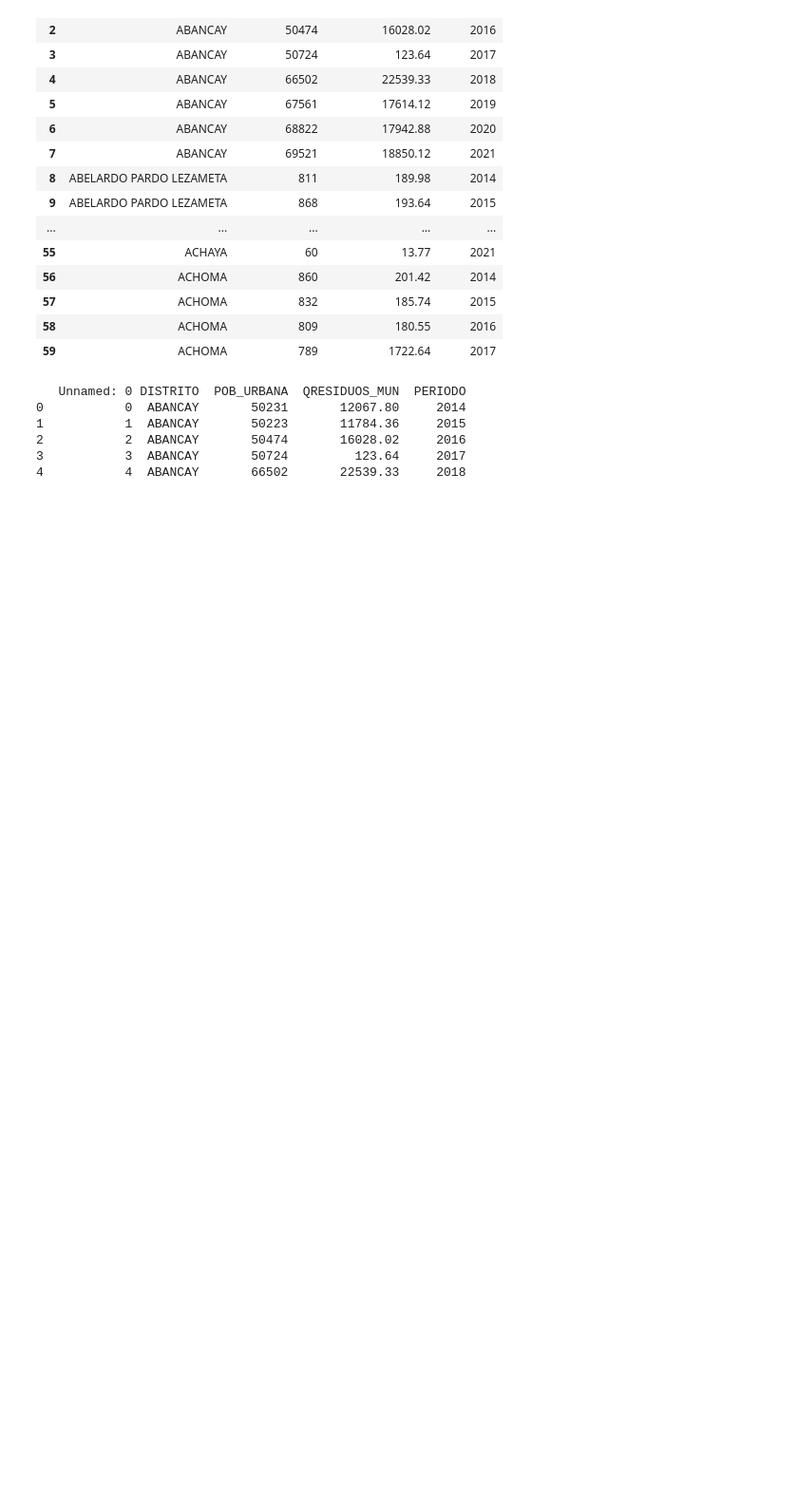
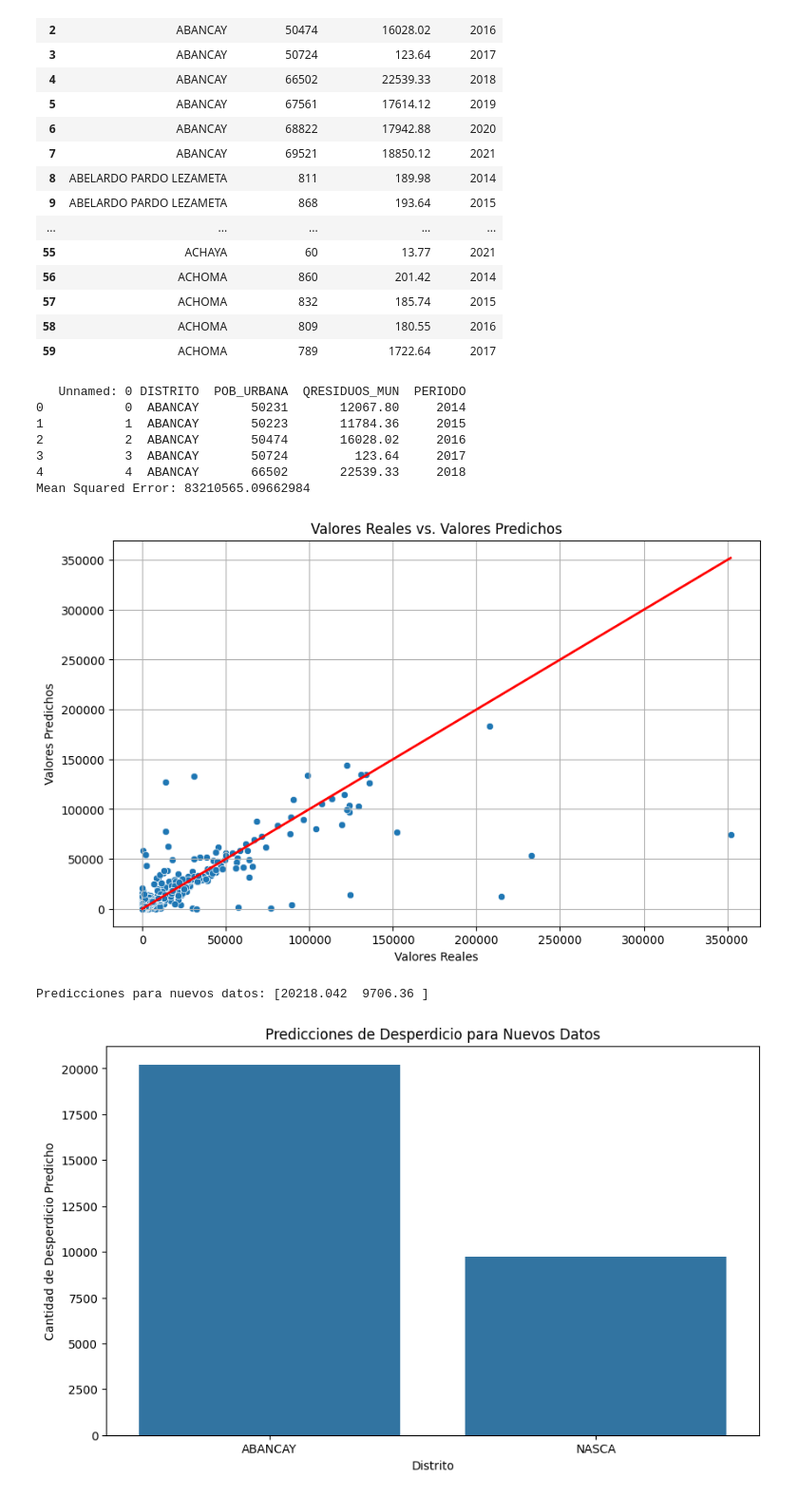
Before and after one commit to AlvaroCastro22/SI-TF, a Jupyter notebook: Untitled2.ipynb, the cells around one changed output. Shown at 95% size. Drawn from its saved outputs; the diff is of its cells as text; code cells hidden in the pictures; blank space fills up the shorter version.

```diff
--- a/Untitled2.ipynb
+++ b/Untitled2.ipynb
@@ -67,31 +67,79 @@ import numpy as np
 import matplotlib.pyplot as plt
 from sklearn.model_selection import train_test_split
 from sklearn.linear_model import LinearRegression
 from sklearn.metrics import mean_squared_error
 from sklearn.model_selection import train_test_split
 from sklearn.preprocessing import StandardScaler, OneHotEncoder
 from sklearn.compose import ColumnTransformer
 from sklearn.pipeline import Pipeline
 from sklearn.neighbors import KNeighborsRegressor
 from sklearn.metrics import mean_squared_error
-
+import seaborn as sns
 # Cargar el archivo CSV
 file_path = '/content/datos_procesados.csv'
 data = pd.read_csv(file_path)
 
 # Mostrar las primeras filas del DataFrame para revisar los datos
 print(data.head())
 
 X = data[['DISTRITO', 'PERIODO', 'POB_URBANA']]
 y = data['QRESIDUOS_MUN']
 X_train, X_test, y_train, y_test = train_test_split(X, y, test_size=0.2, random_state=42)
 
 numeric_features = ['PERIODO', 'POB_URBANA']
 categorical_features = ['DISTRITO']
+
+numeric_transformer = StandardScaler()
+categorical_transformer = OneHotEncoder(handle_unknown='ignore')
+preprocessor = ColumnTransformer(
+    transformers=[
+        ('num', numeric_transformer, numeric_features),
+        ('cat', categorical_transformer, categorical_features)
+    ])
+
+model = Pipeline(steps=[('preprocessor', preprocessor), ('regressor', KNeighborsRegressor())])
+
+model.fit(X_train, y_train)
+
+y_pred = model.predict(X_test)
+
+mse = mean_squared_error(y_test, y_pred)
+print("Mean Squared Error:", mse)
+plt.figure(figsize=(10, 6))
+sns.scatterplot(x=y_test, y=y_pred)
+plt.xlabel('Valores Reales')
+plt.ylabel('Valores Predichos')
+plt.title('Valores Reales vs. Valores Predichos')
+plt.plot([min(y_test), max(y_test)], [min(y_test), max(y_test)], color='red', lw=2)  # Línea de referencia
+plt.grid(True)
+plt.show()
+
+
+data_nueva = pd.DataFrame({
+    'DISTRITO': ['ABANCAY', 'NASCA'],
+    'PERIODO': [2025, 2025],
+    'POB_URBANA': [75000, 35000]
+})
+predicciones = model.predict(data_nueva)
+print(f'Predicciones para nuevos datos: {predicciones}')
+
+
+data_nueva['cantidad_desperdicio_predicho'] = predicciones
+
+plt.figure(figsize=(10, 6))
+sns.barplot(x='DISTRITO', y='cantidad_desperdicio_predicho', data=data_nueva)
+plt.xlabel('Distrito')
+plt.ylabel('Cantidad de Desperdicio Predicho')
+plt.title('Predicciones de Desperdicio para Nuevos Datos')
+plt.show()
 # %% [output]
    Unnamed: 0 DISTRITO  POB_URBANA  QRESIDUOS_MUN  PERIODO
 0           0  ABANCAY       50231       12067.80     2014
 1           1  ABANCAY       50223       11784.36     2015
 2           2  ABANCAY       50474       16028.02     2016
 3           3  ABANCAY       50724         123.64     2017
 4           4  ABANCAY       66502       22539.33     2018
+Mean Squared Error: 83210565.09662984
+[figure, added]
+Predicciones para nuevos datos: [20218.042  9706.36 ]
+[figure, added]
```
